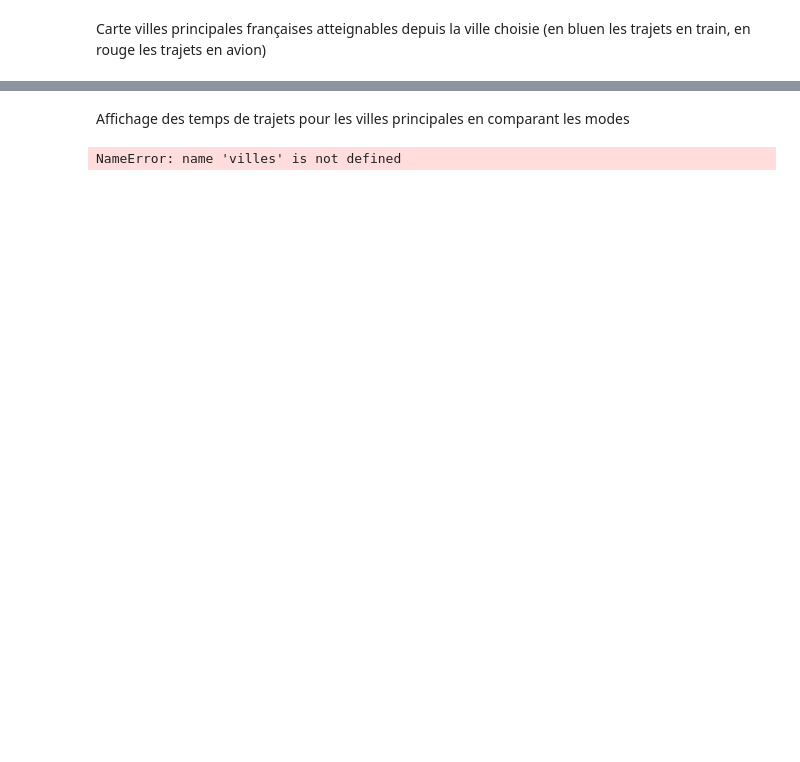
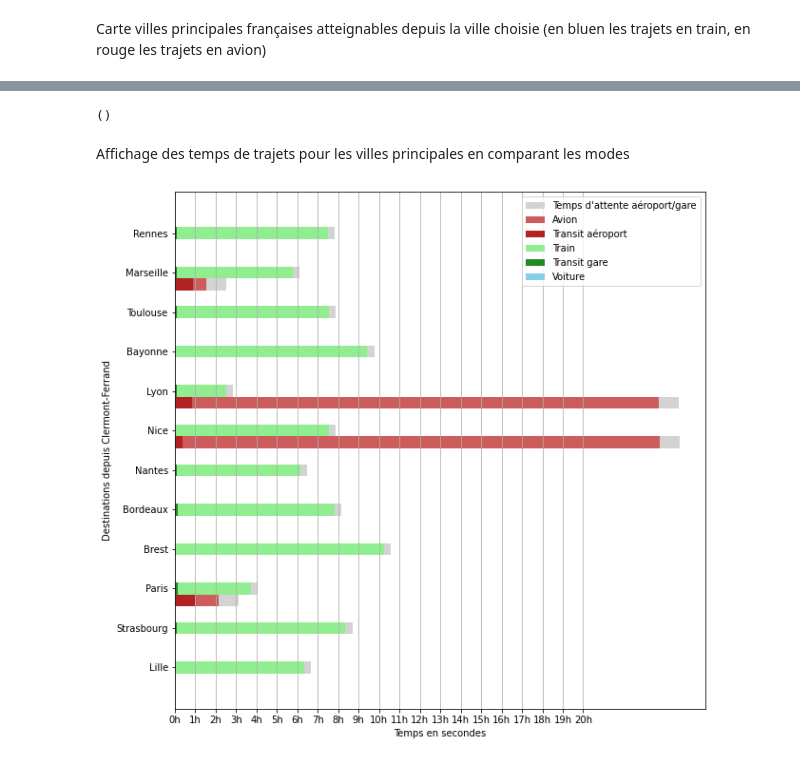
Before and after one commit to Lenoral/Mobilite, a Jupyter notebook: Notebook_principal.ipynb, the cells around one changed output, grey strips where cells are left out. Drawn from its saved outputs; the diff is of its cells as text; code cells hidden in the pictures; blank space fills up the shorter version.

```diff
--- a/Notebook_principal.ipynb
+++ b/Notebook_principal.ipynb
@@ -9,7 +9,7 @@ import affichage_total as at
 # %% [markdown]
 Choix des paramètres
 # %%
-nom_ville='Toulouse'  #Ville d'origine
+nom_ville='Clermont-Ferrand'  #Ville d'origine
 minutes_max = 10000 #Période d'étude en minutes
 # %% [markdown]
 Calcul des OD par mode (peut prendre du temps à tourner, env 8min)
@@ -45,5 +124,7 @@ at.affichage_total_df(dest_reduit_total_red)
 # %%
 apt.affichage_classique(dest_reduit_total_red)
+# %% [output]
+()
 # %% [markdown]
 Affichage des temps de trajets pour les villes principales en comparant les modes
 # %%
@@ -53,6 +134,8 @@ liste_tps_voit=[]
 liste_tps_transit_train=[]
 liste_tps_transit_avion=[]
 liste_tps_transit_voit=[]
+liste_tps_attente_avion = []
+liste_tps_attente_train=[]
 ville=villes
 for ville_dest in villes:
     #test avion
@@ -62,8 +145,10 @@ for ville_dest in villes:
         tps_transit_avion = info_avion['Tps_total_transit'].iloc[0]
         if tps_trajet_avion >0:
             liste_tps_avion.append(tps_trajet_avion)
+            liste_tps_attente_avion.append(3600)
         else:
             liste_tps_avion.append(0)
+            liste_tps_attente_avion.append(0)
         if tps_transit_avion >0:
             liste_tps_transit_avion.append(tps_transit_avion)
         else:
@@ -71,6 +156,8 @@ for ville_dest in villes:
     else:
         liste_tps_avion.append(0)
         liste_tps_transit_avion.append(0)
+        liste_tps_attente_avion.append(0)
+
     #test train
     info_train= dest_reduit_total_red[(dest_reduit_total_red['cityTo']==ville_dest) & (dest_reduit_total_red['mode']=='Train')]
     if not info_train.empty:
@@ -78,52 +165,64 @@ for ville_dest in villes:
         tps_transit_train = info_train['Tps_total_transit'].iloc[0]
         if tps_trajet_train >0:
             liste_tps_train.append(tps_trajet_train)
+            liste_tps_attente_train.append(20*60)
         else:
             liste_tps_train.append(0)
+            liste_tps_attente_train.append(0)
         if tps_transit_train >0:
             liste_tps_transit_train.append(tps_transit_train)
+
         else:
             liste_tps_transit_train.append(0)
+            liste_tps_attente_train.append(0)
     else:
         liste_tps_train.append(0)
         liste_tps_transit_train.append(0)
+        liste_tps_attente_train.append(20*60)
     #test voiture
     info_voit= dest_reduit_total_red[(dest_reduit_total_red['cityTo']==ville_dest) & (dest_reduit_total_red['mode']=='Voiture')]
     if not info_voit.empty:
         tps_trajet_voit = info_voit['Tps_trajet_sec'].iloc[0]
         tps_transit_voit = info_voit['Tps_total_transit'].iloc[0]
         if tps_trajet_voit >0:
             liste_tps_voit.append(tps_trajet_voit)
         else:
             liste_tps_voit.append(0)
         if tps_transit_voit >0:
             liste_tps_transit_voit.append(tps_transit_voit)
         else:
             liste_tps_transit_voit.append(0)
     else:
             liste_tps_voit.append(0)
             liste_tps_transit_voit.append(0)
+if nom_ville in villes:
+    liste_tps_attente_train[villes.index(nom_ville)]=0
+major_ticks_bottom=np.linspace(0,72000,21)
+heures = [str(i)+'h' for i in range(21)]
 
 x = np.arange(len(ville))
-tps_voiture = [34, 56, 12]
-tps_train = [12, 56, 78]
-tps_avion = [14, 23, 45]
 width = 0.3
+somme_avion = [liste_tps_transit_avion[i]+liste_tps_avion[i] for i in range(len(liste_tps_attente_avion))]
+somme_train = [liste_tps_transit_train[i]+liste_tps_train[i] for i in range(len(liste_tps_attente_train))]
+plt.rcParams["figure.figsize"] = (10,10)
+plt.grid(which='major',axis='x')
+plt.xticks(major_ticks_bottom,labels=heures)
 
-
-plt.rcParams["figure.figsize"] = (10,10)
-plt.grid()
+plt.barh(x-0.3, liste_tps_attente_avion, width, color='lightgrey',left=somme_avion)
 plt.barh(x-0.3, liste_tps_avion, width, color='indianred',left=liste_tps_transit_avion)
 plt.barh(x-0.3, liste_tps_transit_avion, width, color='firebrick')
 plt.barh(x, liste_tps_train, width, color='lightgreen',left=liste_tps_transit_train)
 plt.barh(x, liste_tps_transit_train, width, color='forestgreen')
 plt.barh(x+0.3, liste_tps_voit, width, color='skyblue',left=liste_tps_transit_voit)
+plt.barh(x, liste_tps_attente_train, width, color='lightgrey',left=somme_train)
+
 plt.barh(x+0.3, liste_tps_transit_voit, width, color='royalblue')
 plt.yticks(x, villes)
 plt.ylabel("Destinations depuis " + str(nom_ville))
 plt.xlabel("Temps en secondes")
-plt.legend(["Avion", "Transit aéroport" ,"Train",'Transit gare', "Voiture"])
+plt.legend(["Temps d'attente aéroport/gare","Avion", "Transit aéroport" ,"Train",'Transit gare', "Voiture"])
+
 
 plt.show()
 # %% [output]
-NameError: name 'villes' is not defined
+[figure, added]
```
Also changed, not shown: parts of 4 cells of this notebook.
